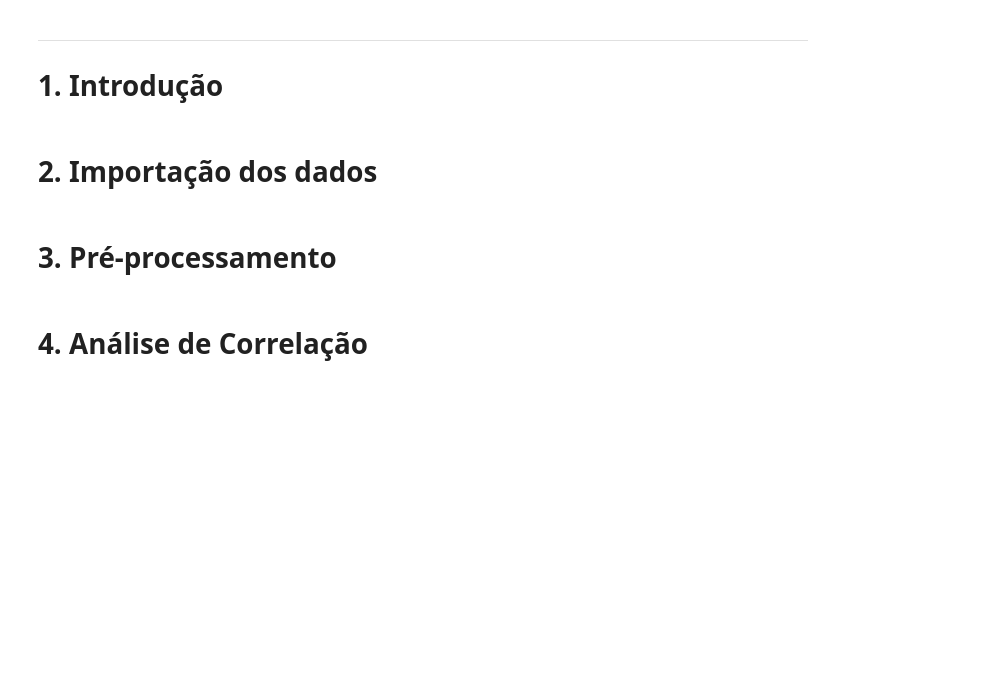
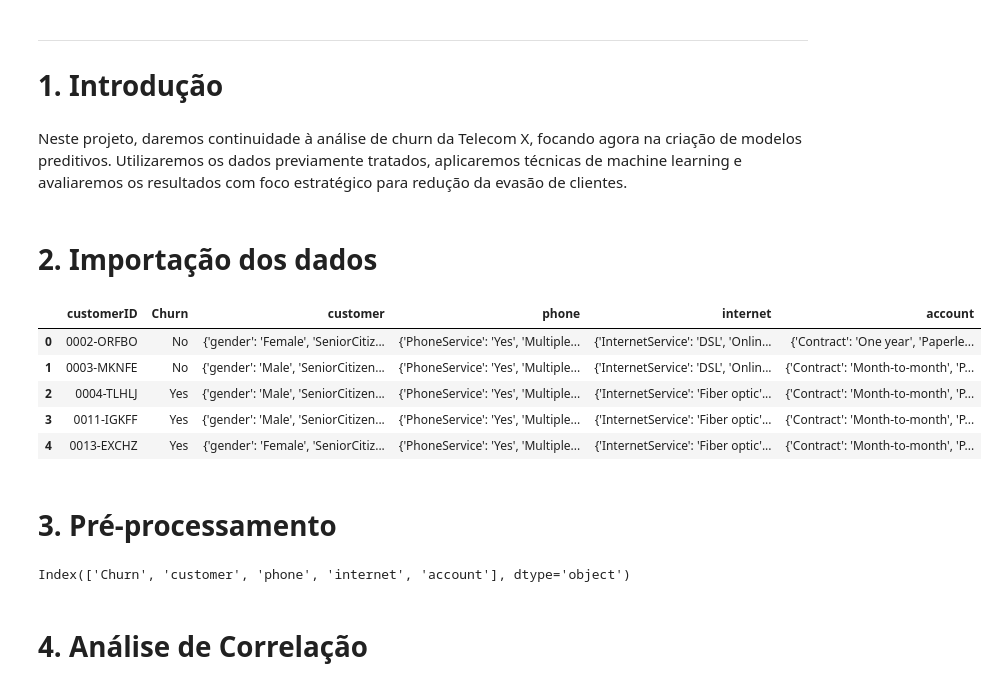
Before and after one commit to Kristiely/telecom-churn-prediction, a Jupyter notebook: Untitled3.ipynb, the cells around one changed output. Saved outputs shown, nothing was run; the diff lists cells and outputs as text; code cells hidden in the pictures; blank space fills up the shorter version.

```diff
--- a/Untitled3.ipynb
+++ b/Untitled3.ipynb
@@ -5,7 +5,22 @@
 
 ---
 # 1. Introdução
+# %% [markdown]
+Neste projeto, daremos continuidade à análise de churn da Telecom X, focando agora na criação de modelos preditivos. Utilizaremos os dados previamente tratados, aplicaremos técnicas de machine learning e avaliaremos os resultados com foco estratégico para redução da evasão de clientes.
 # %% [markdown]
 # 2. Importação dos dados
+# %%
+import pandas as pd
+
+url = 'https://raw.githubusercontent.com/Kristiely/telecom-x-churn-novo/refs/heads/main/dados_tratados.csv'
+df = pd.read_csv(url)
+df.head()
+# %% [output]
+|  | customerID | Churn | customer | phone | internet | account |
+| 0 | 0002-ORFBO | No | {'gender': 'Female', 'SeniorCitiz... | {'PhoneService': 'Yes', 'Multiple... | {'InternetService': 'DSL', 'Onlin... | {'Contract': 'One year', 'Paperle... |
+| 1 | 0003-MKNFE | No | {'gender': 'Male', 'SeniorCitizen... | {'PhoneService': 'Yes', 'Multiple... | {'InternetService': 'DSL', 'Onlin... | {'Contract': 'Month-to-month', 'P... |
+| 2 | 0004-TLHLJ | Yes | {'gender': 'Male', 'SeniorCitizen... | {'PhoneService': 'Yes', 'Multiple... | {'InternetService': 'Fiber optic'... | {'Contract': 'Month-to-month', 'P... |
+| 3 | 0011-IGKFF | Yes | {'gender': 'Male', 'SeniorCitizen... | {'PhoneService': 'Yes', 'Multiple... | {'InternetService': 'Fiber optic'... | {'Contract': 'Month-to-month', 'P... |
+| 4 | 0013-EXCHZ | Yes | {'gender': 'Female', 'SeniorCitiz... | {'PhoneService': 'Yes', 'Multiple... | {'InternetService': 'Fiber optic'... | {'Contract': 'Month-to-month', 'P... |
 # %% [markdown]
 # 3. Pré-processamento
@@ -11,0 +29,4 @@
+# %%
+df.select_dtypes(include='object').columns
+# %% [output]
+Index(['Churn', 'customer', 'phone', 'internet', 'account'], dtype='object')
```
Also changed, not shown: parts of 23 cells of this notebook.
